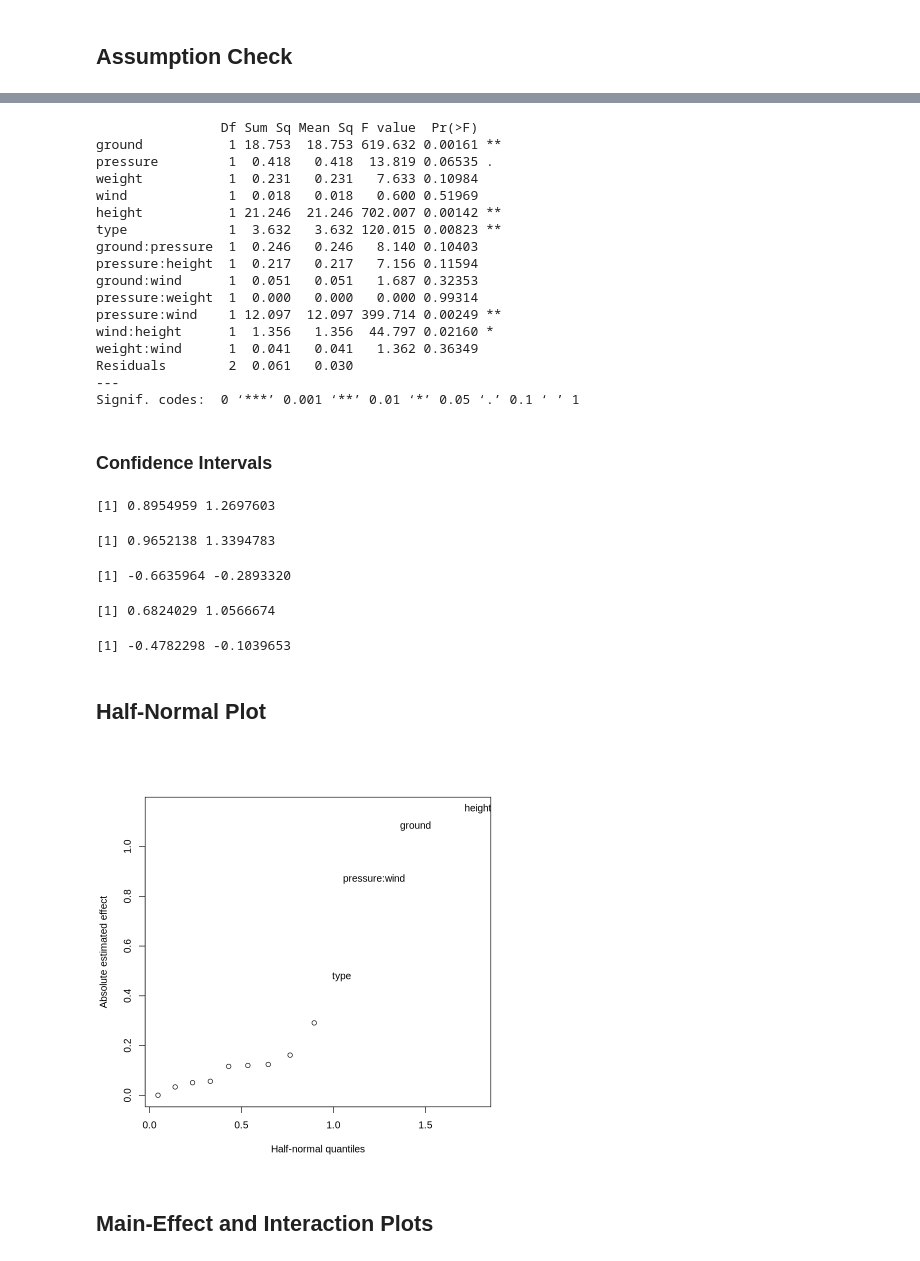
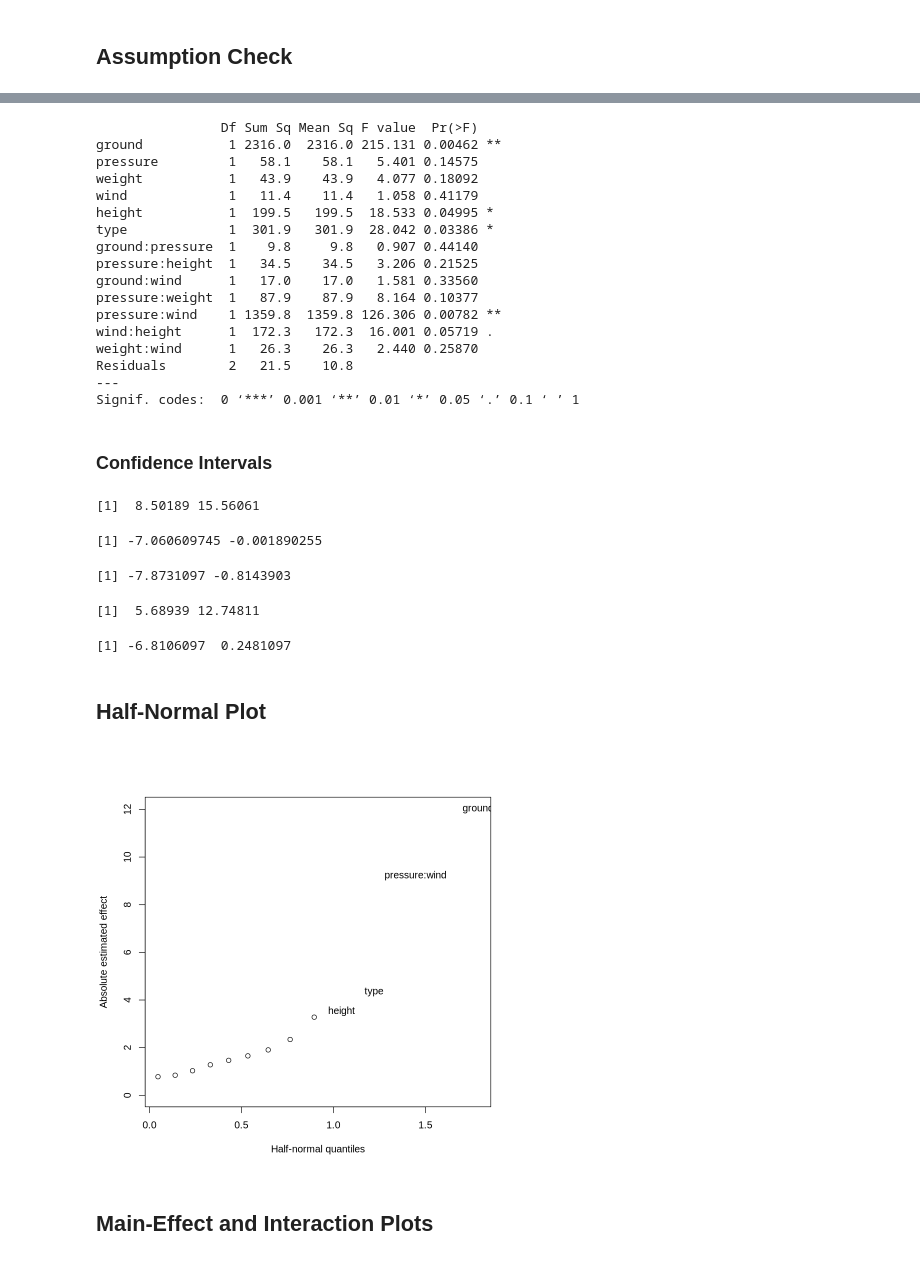
Before and after one commit to ciciliujx/Ball-Drop-Experimental-Design, a Jupyter notebook: Report.ipynb, the cells around one changed output, grey strips where cells are left out. Cells and saved outputs as stored; diff of their text form; code cells hidden in the pictures.

```diff
--- a/Report.ipynb
+++ b/Report.ipynb
@@ -32,5 +43,7 @@ data = data|>
     select(-order)
 # %%
 data$bounce_height = as.integer(data$bounce_height)
+data$initial_height = if_else(data$height == -1, 100, 200)
+data$fr_bounce_height = (data$bounce_height/data$initial_height)*100
 data
 # %% [output]
@@ -56,7 +69,7 @@ A data.frame: 16 × 7
 # %% [markdown]
 ## Assumption Check
 # %%
-model = lm(bounce_height ~ ground + pressure + weight + wind + height + type + pressure:ground + pressure:height + ground:wind + pressure:weight + pressure:wind + wind:height + weight:wind, data = data)
+model = lm(fr_bounce_height ~ ground + pressure + weight + wind + height + type + pressure:ground + pressure:height + ground:wind + pressure:weight + pressure:wind + wind:height + weight:wind, data = data)
 summary(model)
 boxcox_result <- boxcox(model, lambda = seq(-1, 2, 0.1), ylab="Log likelihood")
 # %% [output]
@@ -104,30 +99,30 @@ F-statistic: 148.2 on 13 and 2 DF,  p-value: 0.006722
 # %%
-aov.summary = summary(aov(model2))
+aov.summary = summary(aov(model))
 aov.summary
 # %% [output]
                 Df Sum Sq Mean Sq F value  Pr(>F)
-ground           1 18.753  18.753 619.632 0.00161 **
-pressure         1  0.418   0.418  13.819 0.06535 .
-weight           1  0.231   0.231   7.633 0.10984
-wind             1  0.018   0.018   0.600 0.51969
-height           1 21.246  21.246 702.007 0.00142 **
-type             1  3.632   3.632 120.015 0.00823 **
-ground:pressure  1  0.246   0.246   8.140 0.10403
-pressure:height  1  0.217   0.217   7.156 0.11594
-ground:wind      1  0.051   0.051   1.687 0.32353
-pressure:weight  1  0.000   0.000   0.000 0.99314
-pressure:wind    1 12.097  12.097 399.714 0.00249 **
-wind:height      1  1.356   1.356  44.797 0.02160 *
-weight:wind      1  0.041   0.041   1.362 0.36349
-Residuals        2  0.061   0.030
+ground           1 2316.0  2316.0 215.131 0.00462 **
+pressure         1   58.1    58.1   5.401 0.14575
+weight           1   43.9    43.9   4.077 0.18092
+wind             1   11.4    11.4   1.058 0.41179
+height           1  199.5   199.5  18.533 0.04995 *
+type             1  301.9   301.9  28.042 0.03386 *
+ground:pressure  1    9.8     9.8   0.907 0.44140
+pressure:height  1   34.5    34.5   3.206 0.21525
+ground:wind      1   17.0    17.0   1.581 0.33560
+pressure:weight  1   87.9    87.9   8.164 0.10377
+pressure:wind    1 1359.8  1359.8 126.306 0.00782 **
+wind:height      1  172.3   172.3  16.001 0.05719 .
+weight:wind      1   26.3    26.3   2.440 0.25870
+Residuals        2   21.5    10.8
 ---
 Signif. codes:  0 ‘***’ 0.001 ‘**’ 0.01 ‘*’ 0.05 ‘.’ 0.1 ‘ ’ 1
 # %% [markdown]
 ### Confidence Intervals
 # %%
-summary.model2 = summary(model2)
-se.estimate = summary.model2$coefficients[1,2]
-estimate = summary.model2$coefficients[-1,1]
+summary.model = summary(model)
+se.estimate = summary.model$coefficients[1,2]
+estimate = summary.model$coefficients[-1,1]
 
 # 95% confidence interval for the *parameter* effect
 ground.ci = estimate["ground"] + c(-1,1)*qt(0.975, df = 2) * se.estimate
@@ -142,28 +137,28 @@ type.ci
 pw.ci
 wh.ci
 # %% [output]
-[1] 0.8954959 1.2697603
+[1]  8.50189 15.56061
-[1] 0.9652138 1.3394783
+[1] -7.060609745 -0.001890255
-[1] -0.6635964 -0.2893320
+[1] -7.8731097 -0.8143903
-[1] 0.6824029 1.0566674
+[1]  5.68939 12.74811
-[1] -0.4782298 -0.1039653
+[1] -6.8106097  0.2481097
 # %% [markdown]
 ## Half-Normal Plot
 # %%
-model2.coef <- coefficients(model2)
+model.coef <- coefficients(model)
 halfnorm(
-  model2.coef[-1],
+  model.coef[-1],
   ylab = "Absolute estimated effect",
   nlab = 4,
   labs = c(
     "ground", "pressure", "weight", "wind", "height", "type",
     "pressure:ground", "pressure:height", "ground:wind",
     "pressure:weight", "pressure:wind", "wind:height",
     "weight:wind"
   )
 )
 # %% [output]
-[figure, old version]
+[figure, new version]
 # %% [markdown]
 ## Main-Effect and Interaction Plots
 # %% [markdown]
```
Also changed, not shown: parts of 14 cells of this notebook.
